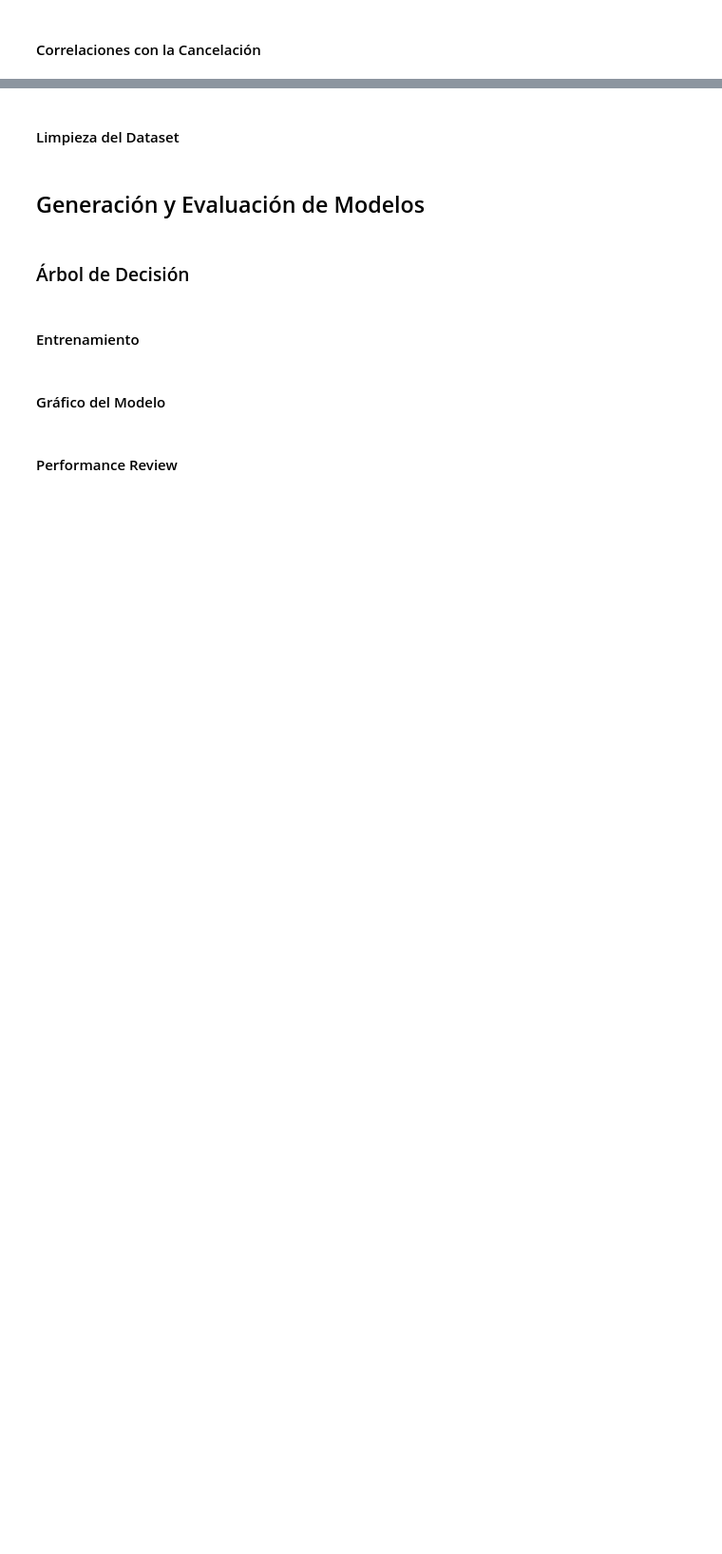
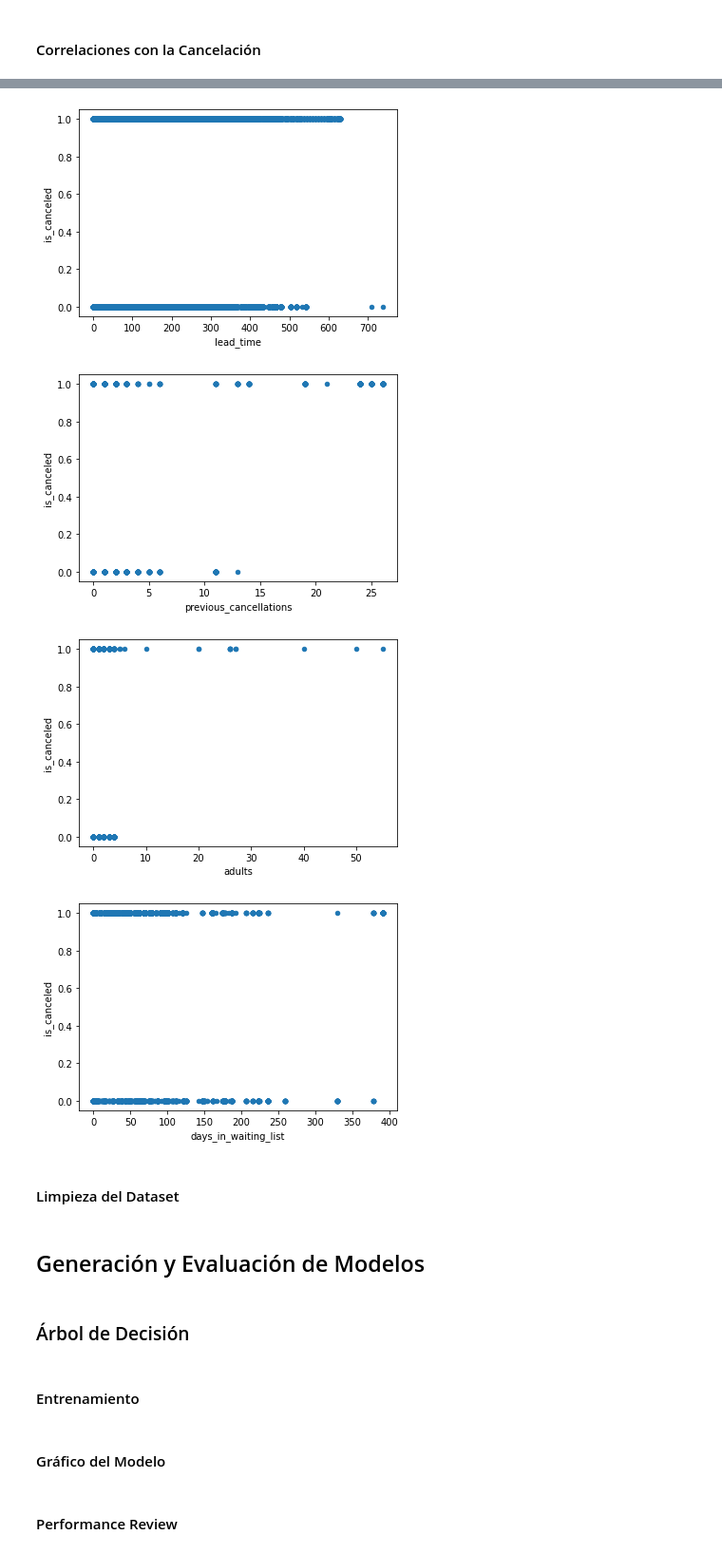
Before and after one commit to Jonathan-R0/TP2-OrganizacionDeDatos, a Jupyter notebook: src/Parte2.ipynb, the cells around one changed output, grey strips where cells are left out. Shown: that part at 95% size. Saved outputs shown, nothing was run; the diff lists cells and outputs as text; code cells hidden in the pictures; blank space fills up the shorter version.

```diff
--- a/src/Parte2.ipynb
+++ b/src/Parte2.ipynb
@@ -211,3 +261,11 @@ dtype: int64
+# %%
+for f in top_cancelation_corrs:
+    bookings[[f, 'is_canceled']].plot.scatter(x = f, y = 'is_canceled')
+# %% [output]
+[figure, added]
+[figure, added]
+[figure, added]
+[figure, added]
 # %% [markdown]
 #### Limpieza del Dataset
 # %% [markdown]
```
Also changed, not shown: parts of 24 cells of this notebook.
